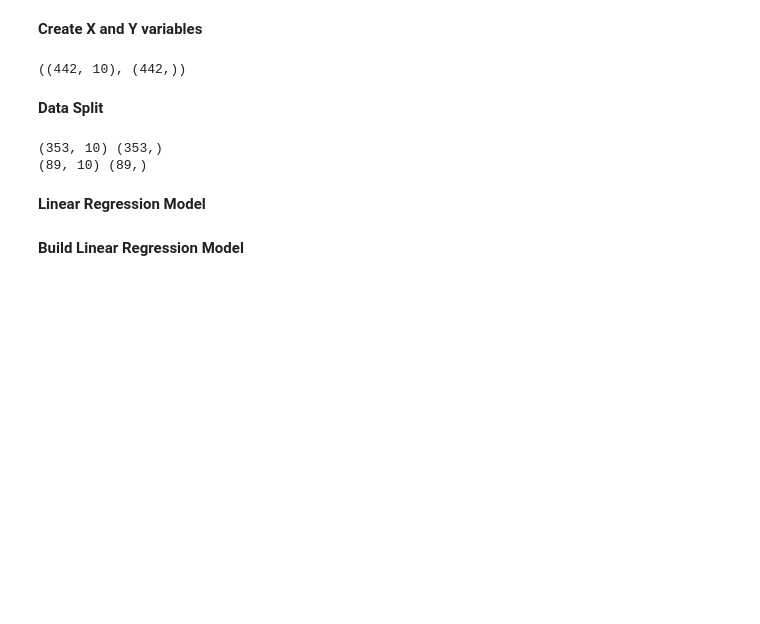
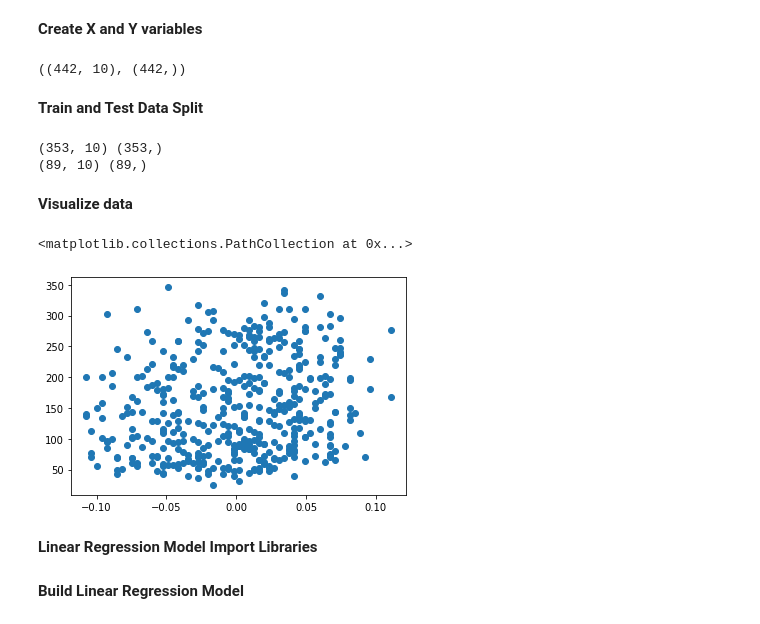
Before and after one commit to fgith/data-science, a Jupyter notebook: linear-regression/linear_regression_diabetes.ipynb, the cells around one changed output. Drawn from its saved outputs; the diff is of its cells as text; code cells hidden in the pictures; blank space fills up the shorter version.

```diff
--- a/linear-regression/linear_regression_diabetes.ipynb
+++ b/linear-regression/linear_regression_diabetes.ipynb
@@ -11,7 +13,7 @@ diabetes = datasets.load_diabetes()
 # %% [markdown]
 **Review Dataset**
 # %%
-diabetes.data[0]
-diabetes.feature_names
-diabetes.target[0]
+df = pd.DataFrame(data=diabetes.data, columns=diabetes.feature_names)
+df['target'] = diabetes.target
+df
 # %% [output]
@@ -26,7 +40,7 @@ X.shape, Y.shape
 # %% [output]
 ((442, 10), (442,))
 # %% [markdown]
-**Data Split**
+**Train and Test Data Split**
 # %%
 from sklearn.model_selection import train_test_split
 # %%
@@ -37,8 +51,15 @@ print(X_test.shape, Y_test.shape)
 # %% [output]
 (353, 10) (353,)
 (89, 10) (89,)
+# %% [markdown]
+**Visualize data**
+# %%
+plt.scatter(df['age'],df['target'])
+# %% [output]
+<matplotlib.collections.PathCollection at 0x...>
+[figure, added]
 # %% [markdown]
-**Linear Regression Model**
+**Linear Regression Model Import Libraries**
 # %%
 from sklearn import linear_model
 from sklearn.metrics import mean_squared_error, r2_score
```
Also changed, not shown: parts of 7 cells of this notebook.
